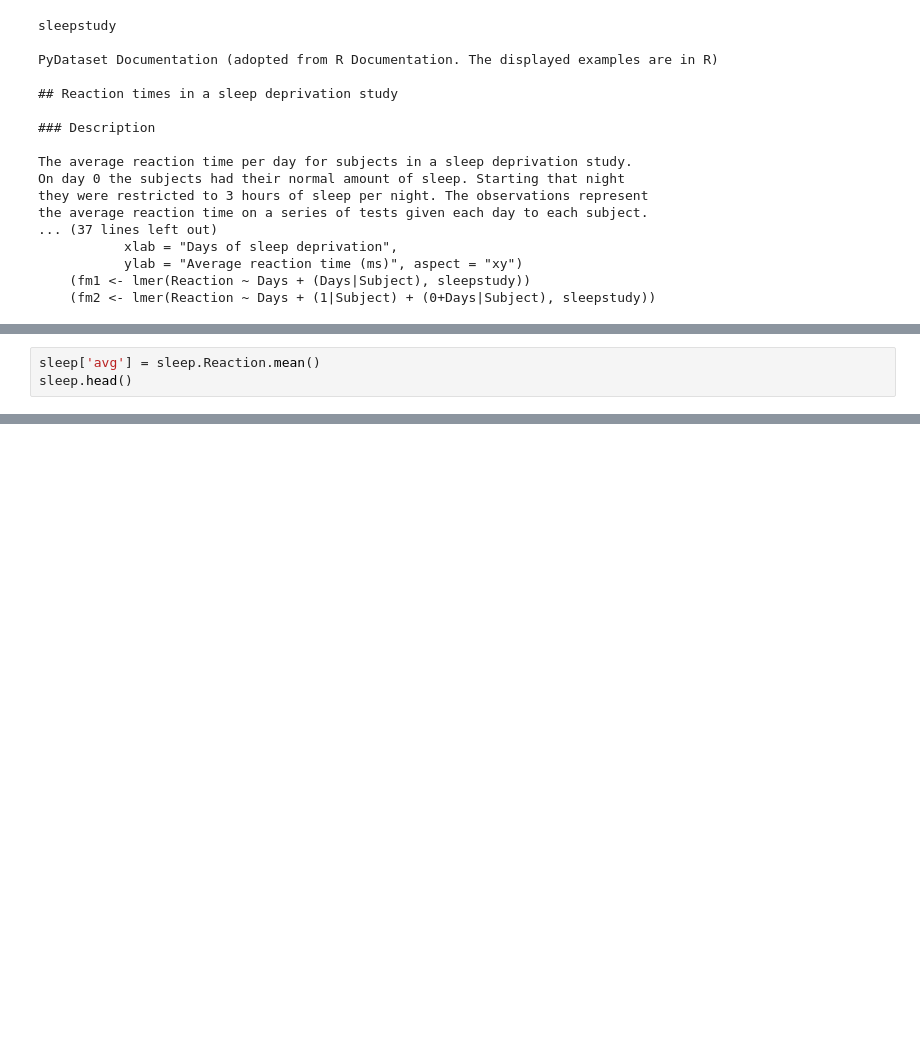
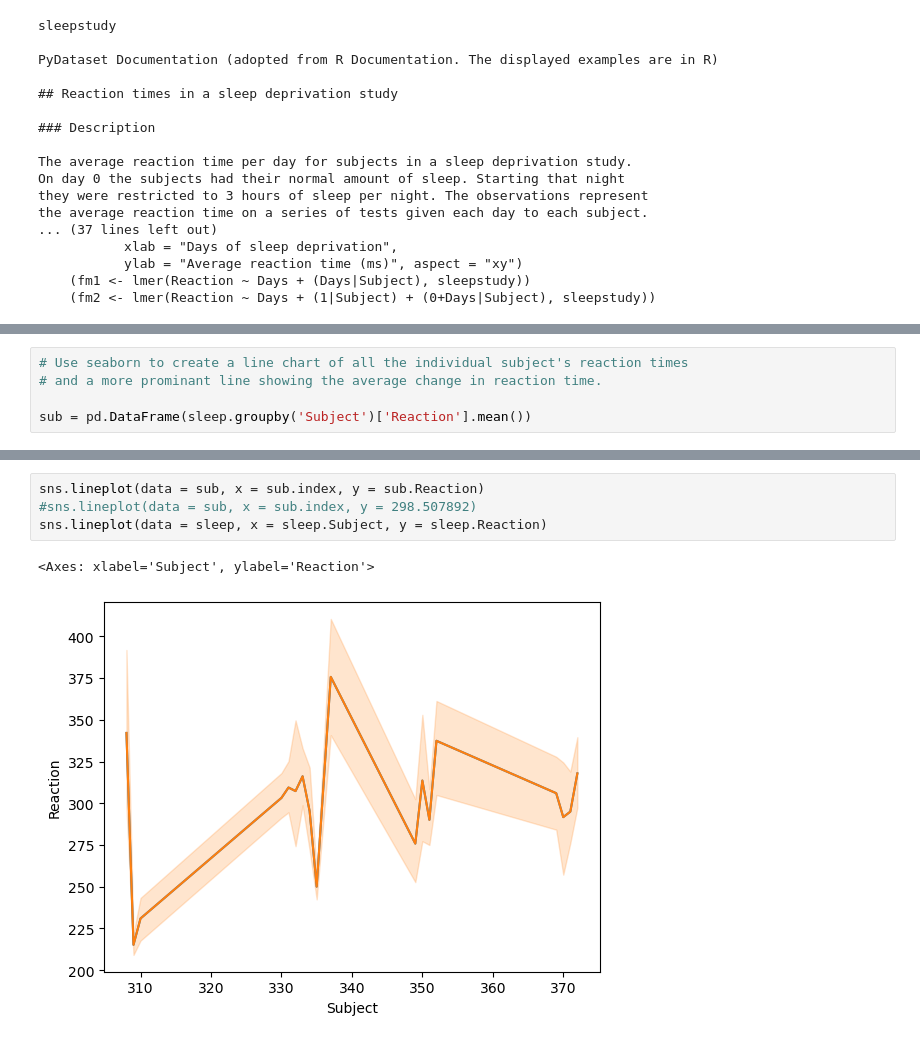
Before and after one commit to kelseyhangyu/ds-libraries-exercises, a Jupyter notebook: seaborn_exercises.ipynb, the cells around one changed output, grey strips where cells are left out. Cells and saved outputs as stored; diff of their text form; blank space fills up the shorter version.

```diff
--- a/seaborn_exercises.ipynb
+++ b/seaborn_exercises.ipynb
@@ -299,3 +288,0 @@ memory usage: 5.6 KB
-# %%
-sleep['avg'] = sleep.Reaction.mean()
-sleep.head()
@@ -314,0 +342,5 @@ sns.lineplot(data = sleep, x = sleep.index, y = sleep.avg)
+# %%
+# Use seaborn to create a line chart of all the individual subject's reaction times
+# and a more prominant line showing the average change in reaction time.
+
+sub = pd.DataFrame(sleep.groupby('Subject')['Reaction'].mean())
@@ -314,0 +363,7 @@ sns.lineplot(data = sleep, x = sleep.index, y = sleep.avg)
+# %%
+sns.lineplot(data = sub, x = sub.index, y = sub.Reaction)
+#sns.lineplot(data = sub, x = sub.index, y = 298.507892)
+sns.lineplot(data = sleep, x = sleep.Subject, y = sleep.Reaction)
+# %% [output]
+<Axes: xlabel='Subject', ylabel='Reaction'>
+[figure, added]
```
Also changed, not shown: parts of 27 cells of this notebook.
